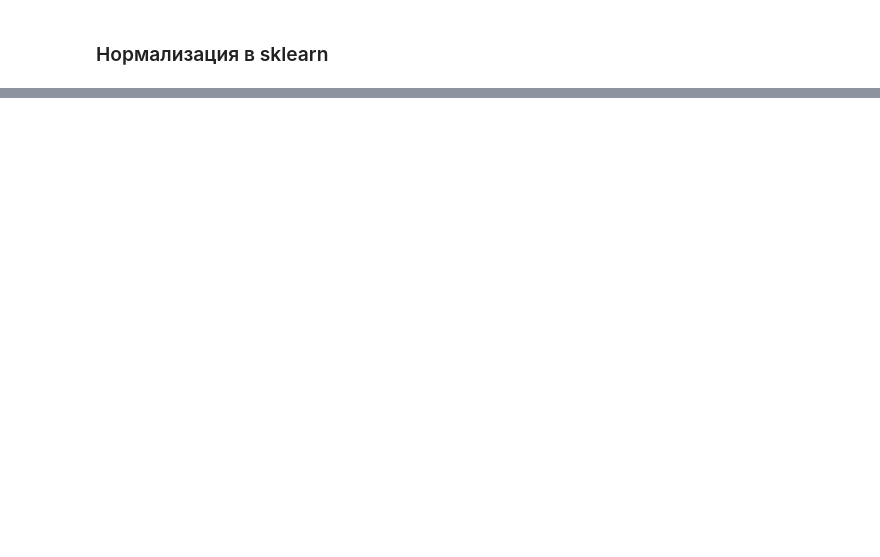
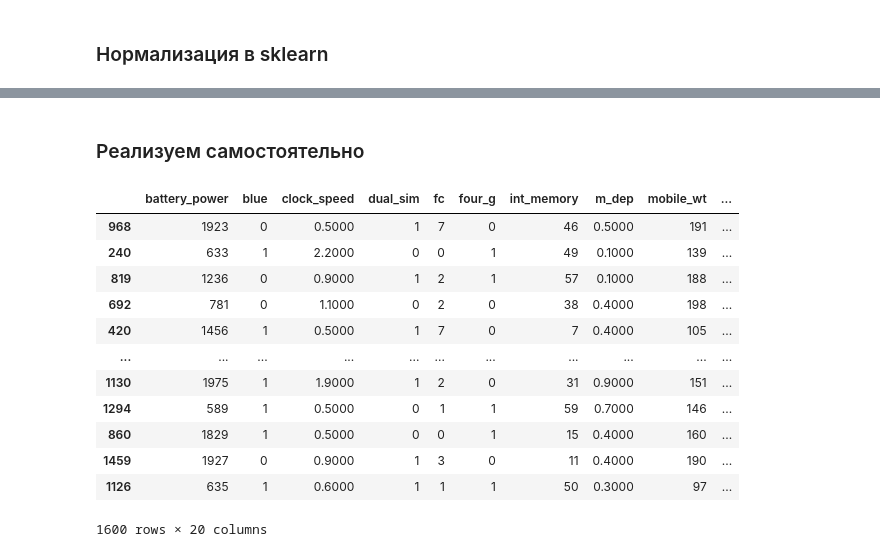
Before and after one commit to maksonchek/ML-and-DL-algorithms-from-scratch, a Jupyter notebook: Datasets/Classification/dataset.ipynb, the cells around one changed output, grey strips where cells are left out. Drawn from its saved outputs; the diff is of its cells as text; code cells hidden in the pictures; blank space fills up the shorter version.

```diff
--- a/Datasets/Classification/dataset.ipynb
+++ b/Datasets/Classification/dataset.ipynb
@@ -244,0 +388,7 @@ X_test_norm = (X_test - mins)/(maxs-mins) #Опять-таки важно зам
+# %%
+norm_scaler = MinMaxScaler()
+
+norm_scaler.fit(X_train)
+
+X_train_sk_norm = pd.DataFrame(norm_scaler.transform(X_train), columns=(X_train.columns))
+X_test_sk_norm = pd.DataFrame(norm_scaler.transform(X_test), columns=(X_test.columns))
@@ -244,0 +419,2 @@ X_test_norm = (X_test - mins)/(maxs-mins) #Опять-таки важно зам
+# %% [markdown]
+### Реализуем самостоятельно
@@ -244,0 +425,16 @@ X_test_norm = (X_test - mins)/(maxs-mins) #Опять-таки важно зам
+# %%
+X_train
+# %% [output]
+|  | battery_power | blue | clock_speed | dual_sim | fc | four_g | int_memory | m_dep | mobile_wt | ... |
+| 968 | 1923 | 0 | 0.5000 | 1 | 7 | 0 | 46 | 0.5000 | 191 | ... |
+| 240 | 633 | 1 | 2.2000 | 0 | 0 | 1 | 49 | 0.1000 | 139 | ... |
+| 819 | 1236 | 0 | 0.9000 | 1 | 2 | 1 | 57 | 0.1000 | 188 | ... |
+| 692 | 781 | 0 | 1.1000 | 0 | 2 | 0 | 38 | 0.4000 | 198 | ... |
+| 420 | 1456 | 1 | 0.5000 | 1 | 7 | 0 | 7 | 0.4000 | 105 | ... |
+| ... | ... | ... | ... | ... | ... | ... | ... | ... | ... | ... |
+| 1130 | 1975 | 1 | 1.9000 | 1 | 2 | 0 | 31 | 0.9000 | 151 | ... |
+| 1294 | 589 | 1 | 0.5000 | 0 | 1 | 1 | 59 | 0.7000 | 146 | ... |
+| 860 | 1829 | 1 | 0.5000 | 0 | 0 | 1 | 15 | 0.4000 | 160 | ... |
+| 1459 | 1927 | 0 | 0.9000 | 1 | 3 | 0 | 11 | 0.4000 | 190 | ... |
+| 1126 | 635 | 1 | 0.6000 | 1 | 1 | 1 | 50 | 0.3000 | 97 | ... |
+1600 rows × 20 columns
```
Also changed, not shown: parts of 64 cells of this notebook, 16 other files.
